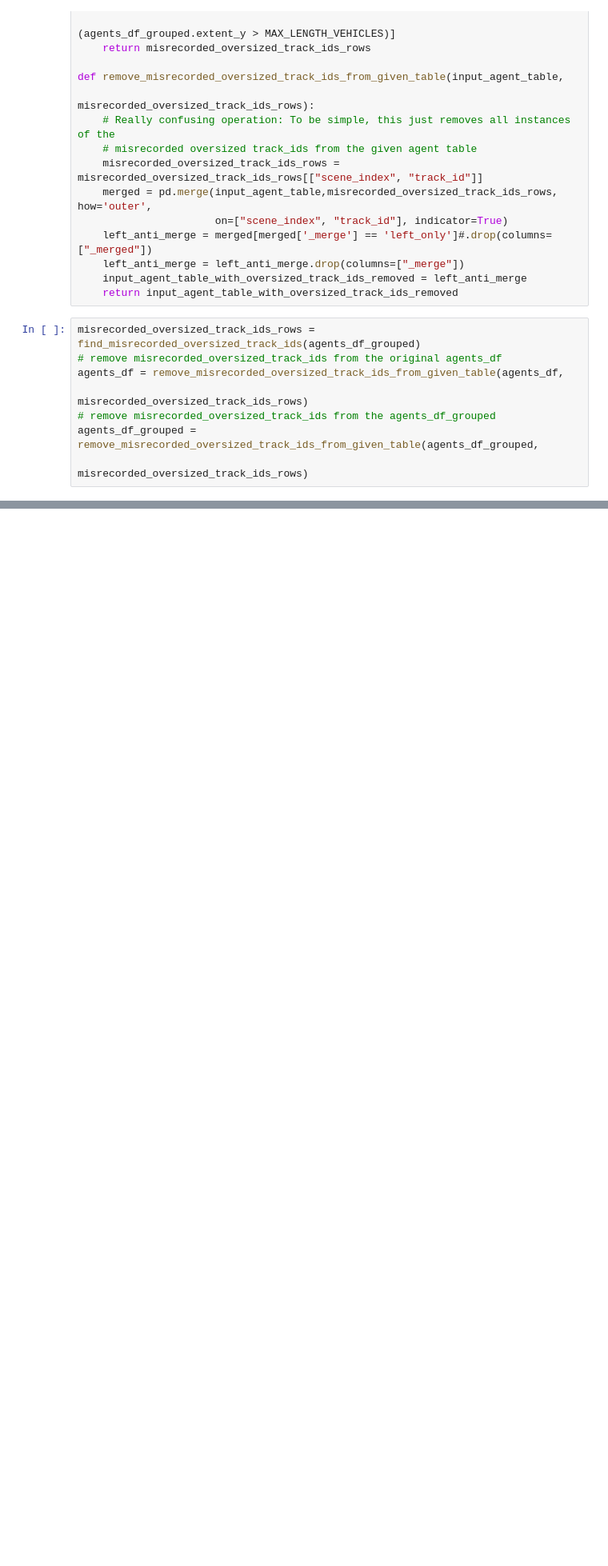
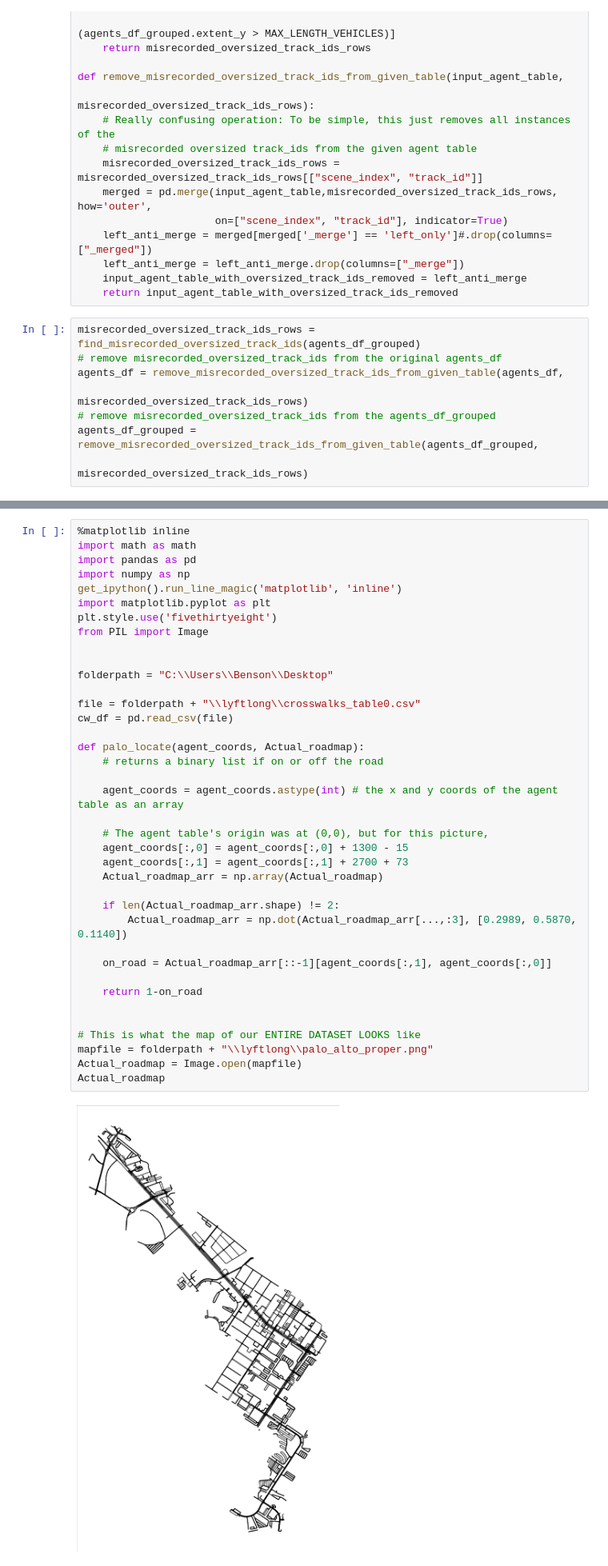
Before and after one commit to benduong2001/DS3_Lyft, a Jupyter notebook: lyft_neural_network_setup_new.ipynb, the cells around one changed output, grey strips where cells are left out. Shown: that part at 80% size. Saved outputs shown, nothing was run; the diff lists cells and outputs as text; blank space fills up the shorter version.

```diff
--- a/lyft_neural_network_setup_new.ipynb
+++ b/lyft_neural_network_setup_new.ipynb
@@ -76,0 +253,40 @@ agents_df_grouped
+# %%
+%matplotlib inline
+import math as math
+import pandas as pd
+import numpy as np
+get_ipython().run_line_magic('matplotlib', 'inline')
+import matplotlib.pyplot as plt
+plt.style.use('fivethirtyeight')
+from PIL import Image
+
+
+folderpath = "C:\\Users\\Benson\\Desktop"
+
+file = folderpath + "\\lyftlong\\crosswalks_table0.csv"
+cw_df = pd.read_csv(file)
+
+def palo_locate(agent_coords, Actual_roadmap):
+    # returns a binary list if on or off the road
+
+    agent_coords = agent_coords.astype(int) # the x and y coords of the agent table as an array
+
+    # The agent table's origin was at (0,0), but for this picture,
+    agent_coords[:,0] = agent_coords[:,0] + 1300 - 15
+    agent_coords[:,1] = agent_coords[:,1] + 2700 + 73
+    Actual_roadmap_arr = np.array(Actual_roadmap)
+
+    if len(Actual_roadmap_arr.shape) != 2:
+        Actual_roadmap_arr = np.dot(Actual_roadmap_arr[...,:3], [0.2989, 0.5870, 0.1140])
+
+    on_road = Actual_roadmap_arr[::-1][agent_coords[:,1], agent_coords[:,0]]
+
+    return 1-on_road
+
+
+# This is what the map of our ENTIRE DATASET LOOKS like
+mapfile = folderpath + "\\lyftlong\\palo_alto_proper.png"
+Actual_roadmap = Image.open(mapfile)
+Actual_roadmap
+# %% [output]
+[figure, added]
```
Also changed, not shown: parts of 22 cells of this notebook.
